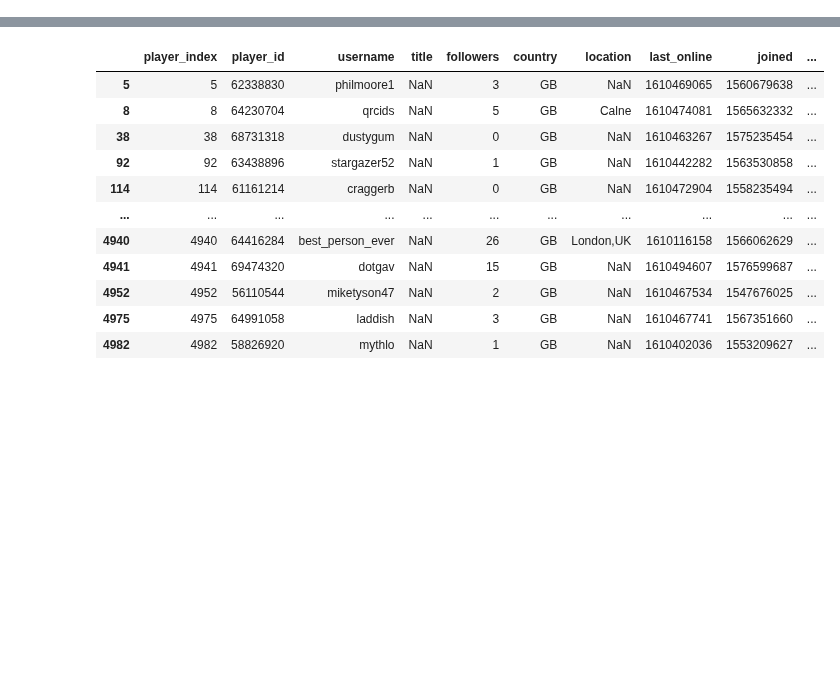
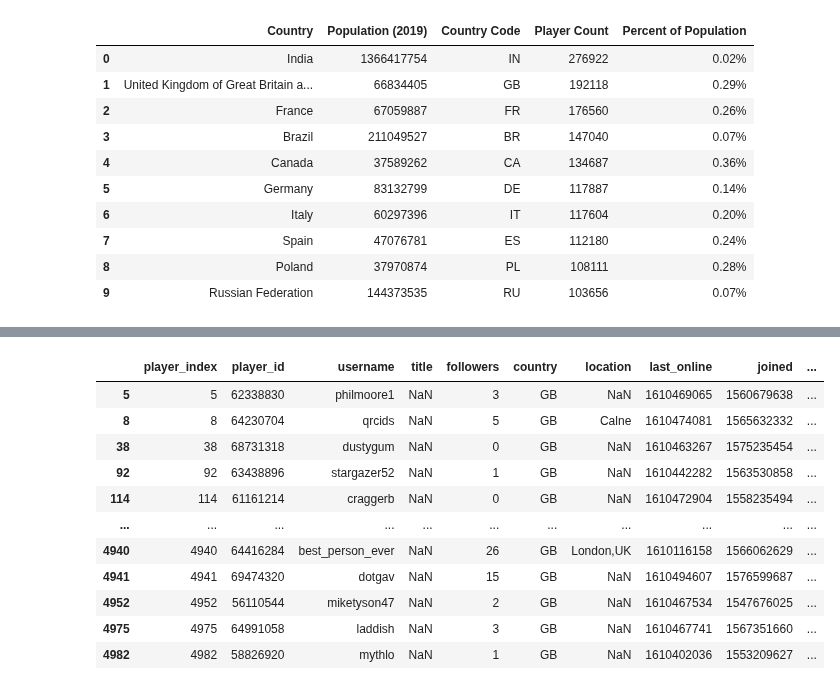
Before and after one commit to melissamonroe/who-plays-chess, a Jupyter notebook: ChessDetailsPy.ipynb, the cells around one changed output, grey strips where cells are left out. Saved outputs shown, nothing was run; the diff lists cells and outputs as text; code cells hidden in the pictures; blank space fills up the shorter version.

```diff
--- a/ChessDetailsPy.ipynb
+++ b/ChessDetailsPy.ipynb
@@ -104,0 +109,16 @@ plt.show()
+# %%
+#set country population csv file path & read csv
+file = os.path.join('resources/country_population_data.csv')
+population = pd.read_csv(file)
+population
+
+#Create data frame with countries and 2019 population
+current_pop = population["2019"]
+country = population["Country Name"]
+pop_df = pd.DataFrame({"Country": country,
+                       "Population (2019)": current_pop})
+
+#Edit United Kingdom to match the country player count
+pop_df["Country"] = pop_df["Country"].str.replace("United Kingdom",
+                                                  "United Kingdom of Great Britain and Northern Ireland")
+pop_df.head(10)
@@ -104,0 +137,7 @@ plt.show()
+# %%
+#Merge country player count and country population data frames
+chess_countries_merge = pop_df.merge(count_sorted_cleaned, on='Country')
+chess_player_pop = chess_countries_merge.sort_values(by="Player Count", ascending=False).reset_index(drop=True)
+
+chess_player_pop["Population (2019)"] = chess_player_pop["Population (2019)"].astype(int)
+chess_player_pop.head(10)
@@ -105,3 +156,20 @@ plt.show()
+# %%
+#Percentage of country population on chess.com
+chess_player_pop["Percent of Population"] = chess_player_pop["Player Count"]/chess_player_pop["Population (2019)"]
+chess_player_pop["Percent of Population"] = chess_player_pop["Percent of Population"].map("{:,.2%}".format)
+chess_player_pop.head(10)
+# %% [output]
+|  | Country | Population (2019) | Country Code | Player Count | Percent of Population |
+| 0 | India | 1366417754 | IN | 276922 | 0.02% |
+| 1 | United Kingdom of Great Britain a... | 66834405 | GB | 192118 | 0.29% |
+| 2 | France | 67059887 | FR | 176560 | 0.26% |
+| 3 | Brazil | 211049527 | BR | 147040 | 0.07% |
+| 4 | Canada | 37589262 | CA | 134687 | 0.36% |
+| 5 | Germany | 83132799 | DE | 117887 | 0.14% |
+| 6 | Italy | 60297396 | IT | 117604 | 0.20% |
+| 7 | Spain | 47076781 | ES | 112180 | 0.24% |
+| 8 | Poland | 37970874 | PL | 108111 | 0.28% |
+| 9 | Russian Federation | 144373535 | RU | 103656 | 0.07% |
 # %%
 # get joined_yearmonth dataframe for player details file
 def get_joined_yearmonth_dataframe(output_data_player_details):
```
Also changed, not shown: parts of 6 cells of this notebook, 4 other files.
